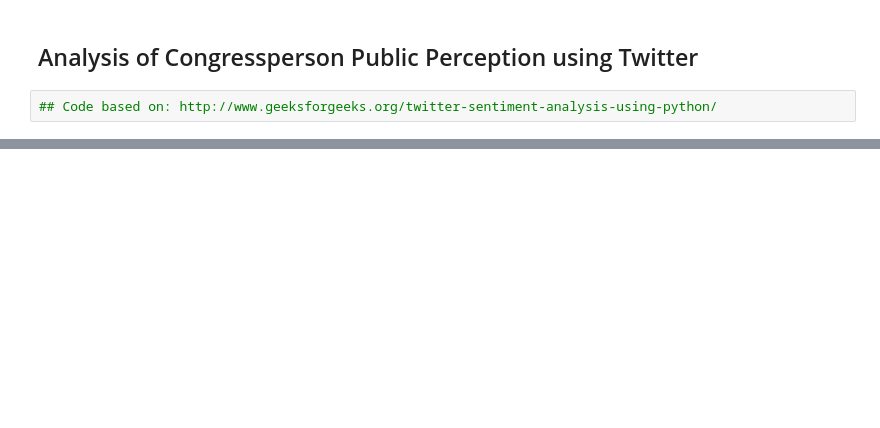
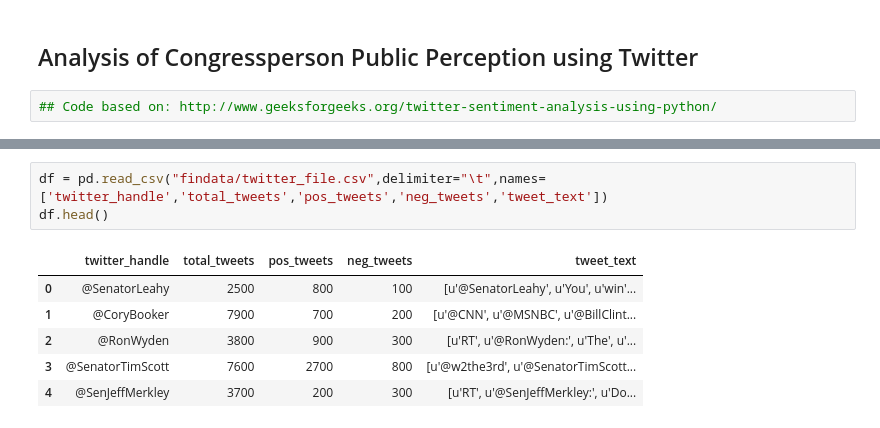
Before and after one commit to mslisa/PoliticalInsights, a Jupyter notebook: Twitter Analysis.ipynb, the cells around one changed output, grey strips where cells are left out. Saved outputs shown, nothing was run; the diff lists cells and outputs as text; blank space fills up the shorter version.

```diff
--- a/Twitter Analysis.ipynb
+++ b/Twitter Analysis.ipynb
@@ -4,0 +63,10 @@
+# %%
+df = pd.read_csv("findata/twitter_file.csv",delimiter="\t",names=['twitter_handle','total_tweets','pos_tweets','neg_tweets','tweet_text'])
+df.head()
+# %% [output]
+|  | twitter_handle | total_tweets | pos_tweets | neg_tweets | tweet_text |
+| 0 | @SenatorLeahy | 2500 | 800 | 100 | [u'@SenatorLeahy', u'You', u'win'... |
+| 1 | @CoryBooker | 7900 | 700 | 200 | [u'@CNN', u'@MSNBC', u'@BillClint... |
+| 2 | @RonWyden | 3800 | 900 | 300 | [u'RT', u'@RonWyden:', u'The', u'... |
+| 3 | @SenatorTimScott | 7600 | 2700 | 800 | [u'@w2the3rd', u'@SenatorTimScott... |
+| 4 | @SenJeffMerkley | 3700 | 200 | 300 | [u'RT', u'@SenJeffMerkley:', u'Do... |
```
Also changed, not shown: parts of 28 cells of this notebook, 7 other files.
